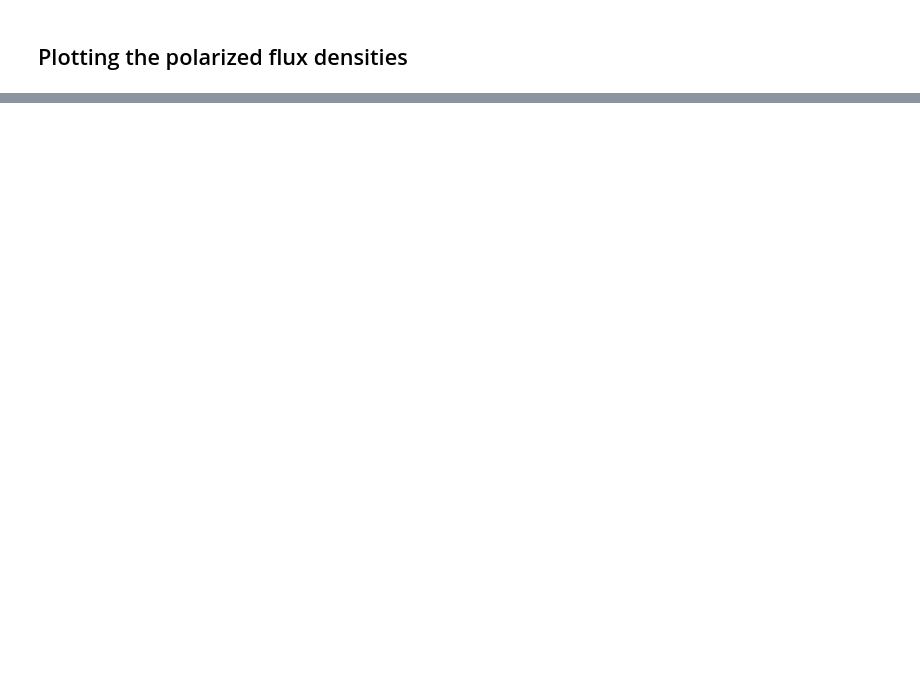
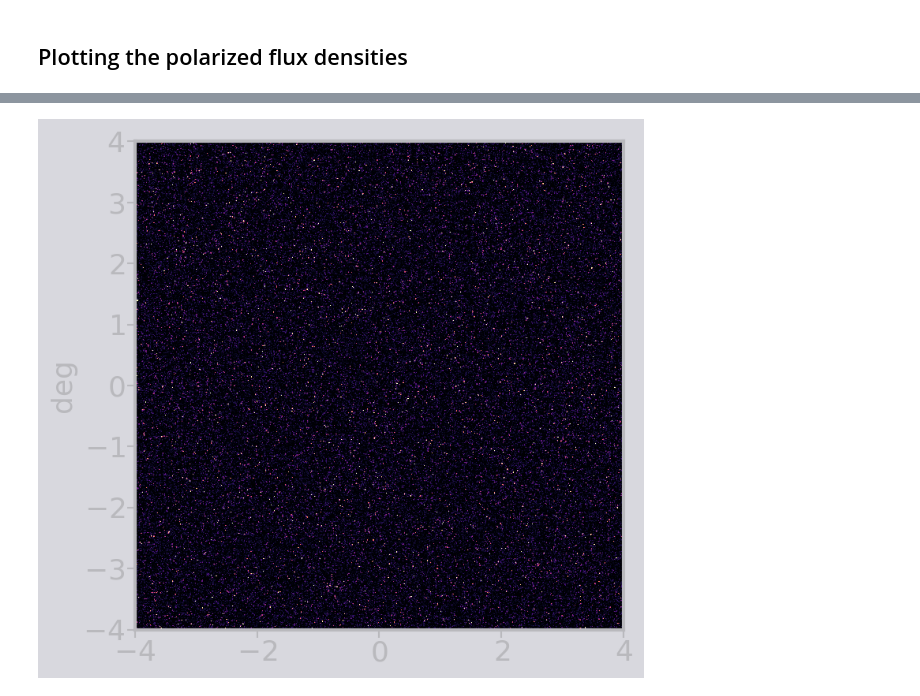
Before and after one commit to phdenzel/TRECS, a Jupyter notebook: python/inspect_wrapped.ipynb, the cells around one changed output, grey strips where cells are left out. Drawn from its saved outputs; the diff is of its cells as text; code cells hidden in the pictures; blank space fills up the shorter version.

```diff
--- a/python/inspect_wrapped.ipynb
+++ b/python/inspect_wrapped.ipynb
@@ -119,0 +146,3 @@ plt.show()
+# %%
+ptsrcs = np.stack((cx, cy, np.abs(a)/3600, np.abs(b)/3600, i150)).T
+ptsrcs.shape[0]
@@ -119,0 +266,3 @@ plt.show()
+# %%
+cat_grid = grid_sources(ptsrcs, fov=fov, fwhm=fwhm, pixel_sampling=pixel_sampling,
+                        f_kernel=f_kernel)
@@ -119,0 +279,4 @@ plt.show()
+# %%
+# change units from mJy to Jy and remove grid padding (for convolution)
+cat_grid_Jy = 1e-3 * cat_grid[kernel_size//2:-kernel_size//2, kernel_size//2:-kernel_size//2]
+cat_grid_Jy.shape
@@ -119,0 +300,8 @@ plt.show()
+# %%
+plt.figure(dpi=150)
+plt.imshow(np.log(np.clip(cat_grid_Jy, 1e-6, 1)), cmap='magma', vmax=-13,
+           extent=(-4, 4, -4, 4))
+plt.ylabel('deg')
+plt.show()
+# %% [output]
+[figure, added]
```
Also changed, not shown: parts of 29 cells of this notebook.
